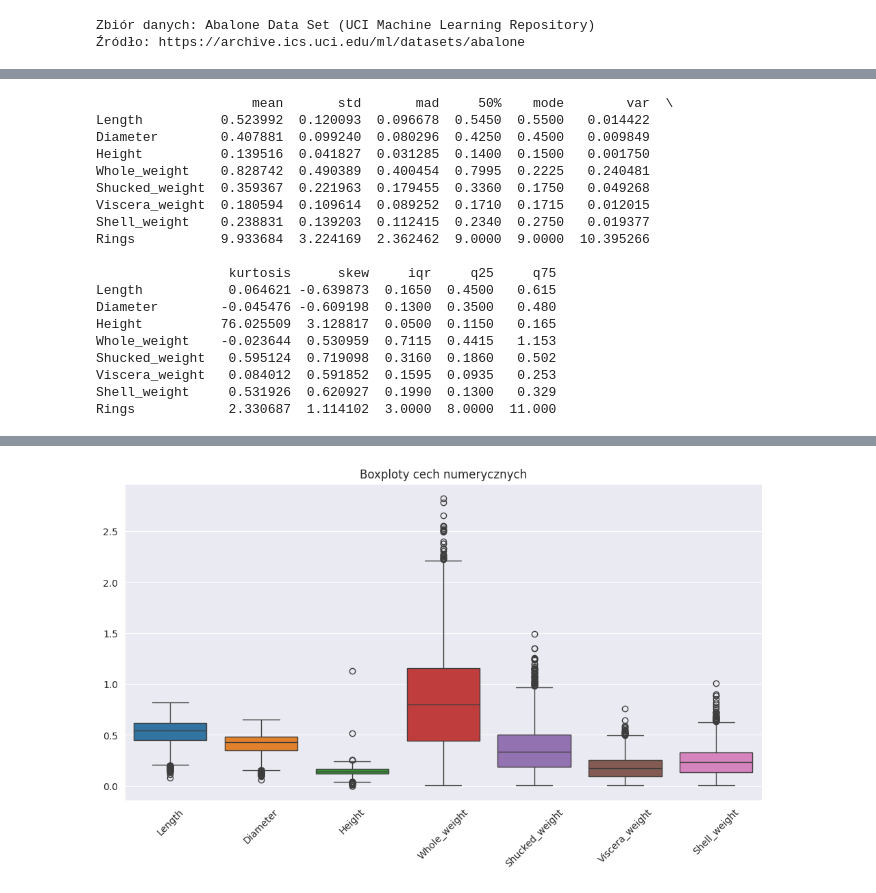
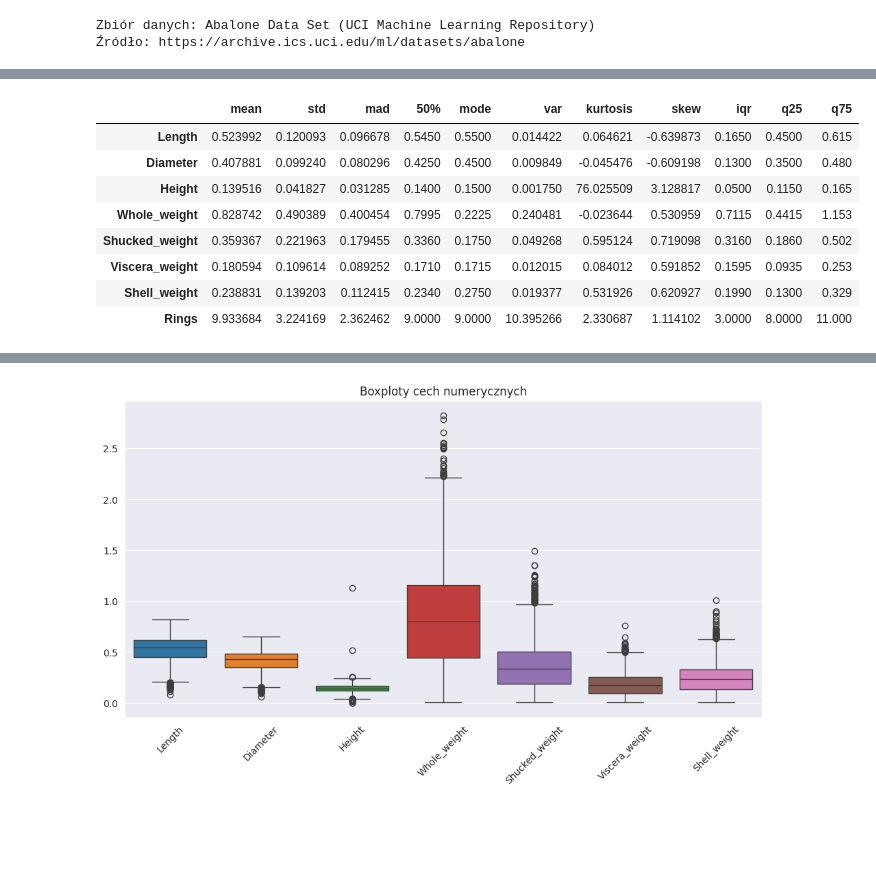
Before and after one commit to czajkowski-szymon/sip, a Jupyter notebook: test.ipynb, the cells around one changed output, grey strips where cells are left out. Cells and saved outputs as stored; diff of their text form; code cells hidden in the pictures; blank space fills up the shorter version.

```diff
--- a/test.ipynb
+++ b/test.ipynb
@@ -31,34 +111,22 @@ array([[<Axes: title={'center': 'Length'}>,
 # %%
-import numpy as np
-from scipy import stats
+desc = df[numeric_columns].describe().T
+desc['mad'] = df[numeric_columns].apply(lambda x: np.mean(np.abs(x - np.mean(x))))
+desc['mode'] = df[numeric_columns].apply(lambda x: x.mode().iloc[0] if not x.mode().empty else np.nan)
+desc['skew'] = df[numeric_columns].skew()
+desc['var'] = df[numeric_columns].var()
+desc['kurtosis'] = df[numeric_columns].kurtosis()
+desc['iqr'] = df[numeric_columns].apply(stats.iqr)
+desc['q25'] = df[numeric_columns].quantile(0.25)
+desc['q75'] = df[numeric_columns].quantile(0.75)
 
-desc = df[numeric_columns + ['Rings']].describe().T
-desc['mad'] = df[numeric_columns + ['Rings']].apply(lambda x: np.mean(np.abs(x - np.mean(x))))
-desc['mode'] = df[numeric_columns + ['Rings']].apply(lambda x: x.mode().iloc[0] if not x.mode().empty else np.nan)
-desc['skew'] = df[numeric_columns + ['Rings']].skew()
-desc['var'] = df[numeric_columns + ['Rings']].var()
-desc['kurtosis'] = df[numeric_columns + ['Rings']].kurtosis()
-desc['iqr'] = df[numeric_columns + ['Rings']].apply(stats.iqr)
-desc['q25'] = df[numeric_columns + ['Rings']].quantile(0.25)
-desc['q75'] = df[numeric_columns + ['Rings']].quantile(0.75)
-print(desc[['mean','std','mad','50%','mode','var','kurtosis','skew','iqr','q25','q75']])
+desc[['mean','std','mad','50%','mode','var','kurtosis','skew','iqr','q25','q75']]
 # %% [output]
-                    mean       std       mad     50%    mode        var  \
-Length          0.523992  0.120093  0.096678  0.5450  0.5500   0.014422
-Diameter        0.407881  0.099240  0.080296  0.4250  0.4500   0.009849
-Height          0.139516  0.041827  0.031285  0.1400  0.1500   0.001750
-Whole_weight    0.828742  0.490389  0.400454  0.7995  0.2225   0.240481
-Shucked_weight  0.359367  0.221963  0.179455  0.3360  0.1750   0.049268
-Viscera_weight  0.180594  0.109614  0.089252  0.1710  0.1715   0.012015
-Shell_weight    0.238831  0.139203  0.112415  0.2340  0.2750   0.019377
-Rings           9.933684  3.224169  2.362462  9.0000  9.0000  10.395266
-
-                 kurtosis      skew     iqr     q25     q75
-Length           0.064621 -0.639873  0.1650  0.4500   0.615
-Diameter        -0.045476 -0.609198  0.1300  0.3500   0.480
-Height          76.025509  3.128817  0.0500  0.1150   0.165
-Whole_weight    -0.023644  0.530959  0.7115  0.4415   1.153
-Shucked_weight   0.595124  0.719098  0.3160  0.1860   0.502
-Viscera_weight   0.084012  0.591852  0.1595  0.0935   0.253
-Shell_weight     0.531926  0.620927  0.1990  0.1300   0.329
-Rings            2.330687  1.114102  3.0000  8.0000  11.000
+|  | mean | std | mad | 50% | mode | var | kurtosis | skew | iqr | q25 | q75 |
+| Length | 0.523992 | 0.120093 | 0.096678 | 0.5450 | 0.5500 | 0.014422 | 0.064621 | -0.639873 | 0.1650 | 0.4500 | 0.615 |
+| Diameter | 0.407881 | 0.099240 | 0.080296 | 0.4250 | 0.4500 | 0.009849 | -0.045476 | -0.609198 | 0.1300 | 0.3500 | 0.480 |
+| Height | 0.139516 | 0.041827 | 0.031285 | 0.1400 | 0.1500 | 0.001750 | 76.025509 | 3.128817 | 0.0500 | 0.1150 | 0.165 |
+| Whole_weight | 0.828742 | 0.490389 | 0.400454 | 0.7995 | 0.2225 | 0.240481 | -0.023644 | 0.530959 | 0.7115 | 0.4415 | 1.153 |
+| Shucked_weight | 0.359367 | 0.221963 | 0.179455 | 0.3360 | 0.1750 | 0.049268 | 0.595124 | 0.719098 | 0.3160 | 0.1860 | 0.502 |
+| Viscera_weight | 0.180594 | 0.109614 | 0.089252 | 0.1710 | 0.1715 | 0.012015 | 0.084012 | 0.591852 | 0.1595 | 0.0935 | 0.253 |
+| Shell_weight | 0.238831 | 0.139203 | 0.112415 | 0.2340 | 0.2750 | 0.019377 | 0.531926 | 0.620927 | 0.1990 | 0.1300 | 0.329 |
+| Rings | 9.933684 | 3.224169 | 2.362462 | 9.0000 | 9.0000 | 10.395266 | 2.330687 | 1.114102 | 3.0000 | 8.0000 | 11.000 |
```
Also changed, not shown: parts of 26 cells of this notebook.
